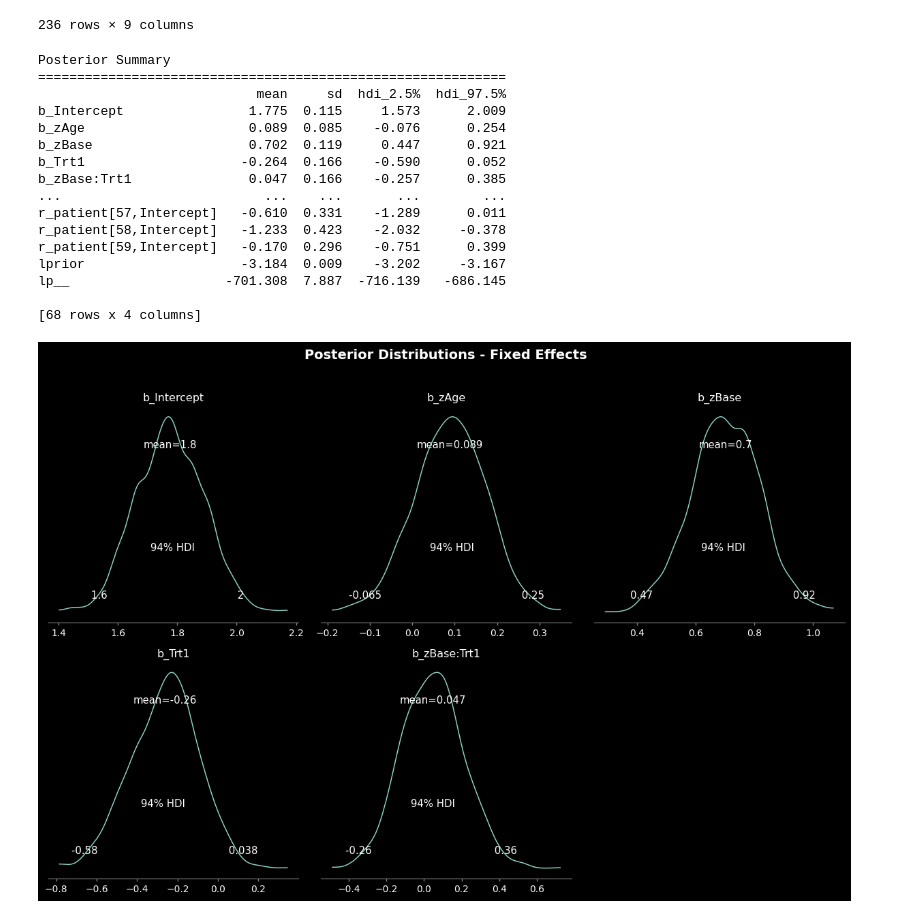
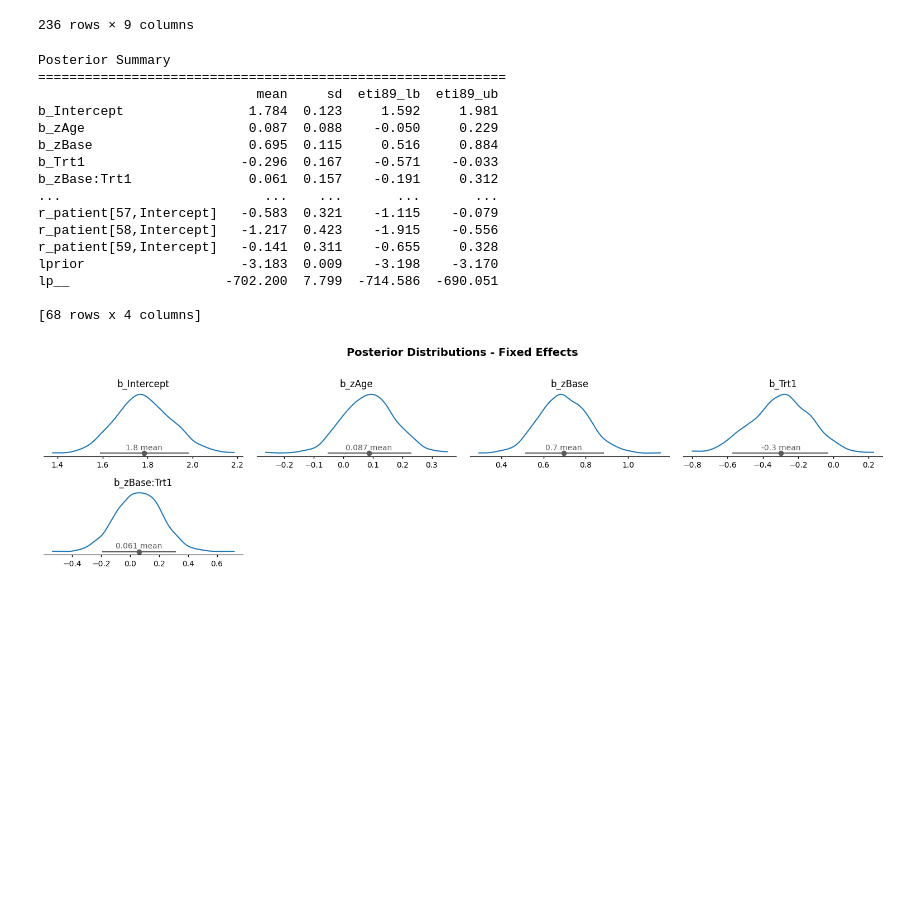
Before and after one commit to kaitumisuuringute-keskus/brmspy, a Jupyter notebook: docs/examples/brmspy-google-colab.ipynb, the cells around one changed output. Cells and saved outputs as stored; diff of their text form; code cells hidden in the pictures; blank space fills up the shorter version.

```diff
--- a/docs/examples/brmspy-google-colab.ipynb
+++ b/docs/examples/brmspy-google-colab.ipynb
@@ -104,10 +101,10 @@ c
 | 236 | 37.0 | 12.0 | 1 | 59 | 4 | 2.0 | 236 | 1.383264 | -0.719727 |
 236 rows × 9 columns
 # %%
-import arviz as az
-summary = az.summary(
+from arviz_stats import summary
+
+summary = summary(
     idata,
-    hdi_prob=0.95,
     kind="stats",
     round_to=3
 )
@@ -118,32 +115,32 @@ print(summary)
 # %% [output]
 Posterior Summary
 ============================================================
-                            mean     sd  hdi_2.5%  hdi_97.5%
-b_Intercept                1.775  0.115     1.573      2.009
-b_zAge                     0.089  0.085    -0.076      0.254
-b_zBase                    0.702  0.119     0.447      0.921
-b_Trt1                    -0.264  0.166    -0.590      0.052
-b_zBase:Trt1               0.047  0.166    -0.257      0.385
-...                          ...    ...       ...        ...
-r_patient[57,Intercept]   -0.610  0.331    -1.289      0.011
-r_patient[58,Intercept]   -1.233  0.423    -2.032     -0.378
-r_patient[59,Intercept]   -0.170  0.296    -0.751      0.399
-lprior                    -3.184  0.009    -3.202     -3.167
-lp__                    -701.308  7.887  -716.139   -686.145
+                            mean     sd  eti89_lb  eti89_ub
+b_Intercept                1.784  0.123     1.592     1.981
+b_zAge                     0.087  0.088    -0.050     0.229
+b_zBase                    0.695  0.115     0.516     0.884
+b_Trt1                    -0.296  0.167    -0.571    -0.033
+b_zBase:Trt1               0.061  0.157    -0.191     0.312
+...                          ...    ...       ...       ...
+r_patient[57,Intercept]   -0.583  0.321    -1.115    -0.079
+r_patient[58,Intercept]   -1.217  0.423    -1.915    -0.556
+r_patient[59,Intercept]   -0.141  0.311    -0.655     0.328
+lprior                    -3.183  0.009    -3.198    -3.170
+lp__                    -702.200  7.799  -714.586  -690.051
 
 [68 rows x 4 columns]
 # %%
 import matplotlib.pyplot as plt
+
+from arviz_plots import plot_dist
 import seaborn as sns
 
-fig = az.plot_posterior(
+fig = plot_dist(
     idata,
-    var_names=['b_Intercept', 'b_zAge', 'b_zBase', 'b_Trt1', 'b_zBase:Trt1'],
-    figsize=(12, 8),
-    textsize=10
+    var_names=['b_Intercept', 'b_zAge', 'b_zBase', 'b_Trt1', 'b_zBase:Trt1']
 )
 plt.suptitle('Posterior Distributions - Fixed Effects', y=1.02, fontsize=14, fontweight='bold')
 plt.tight_layout()
 plt.show()
 # %% [output]
-[figure, old version]
+[figure, new version]
```
Also changed, not shown: parts of 2 cells of this notebook, 3 other files.
